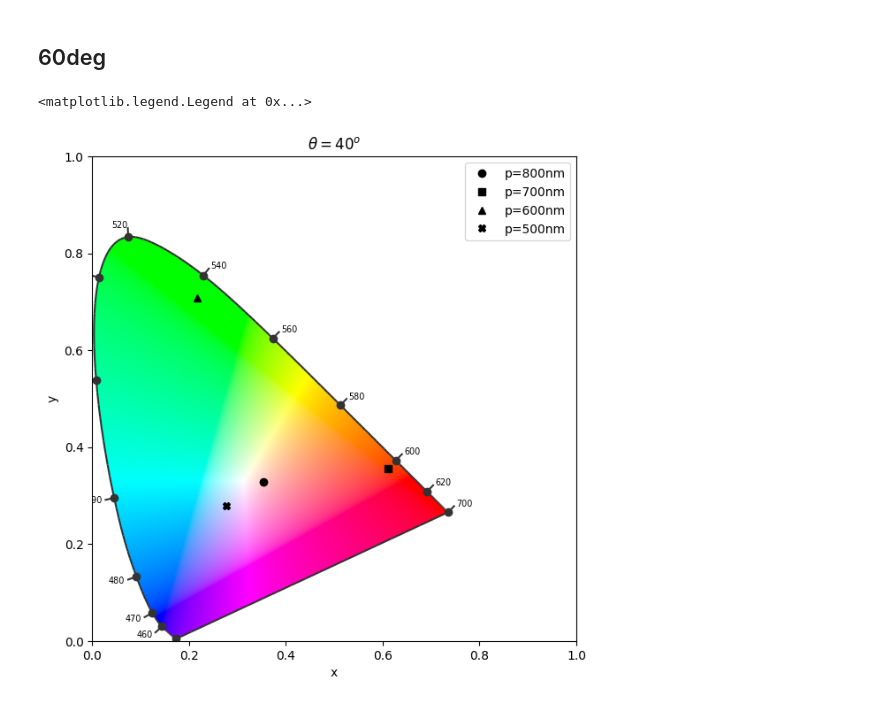
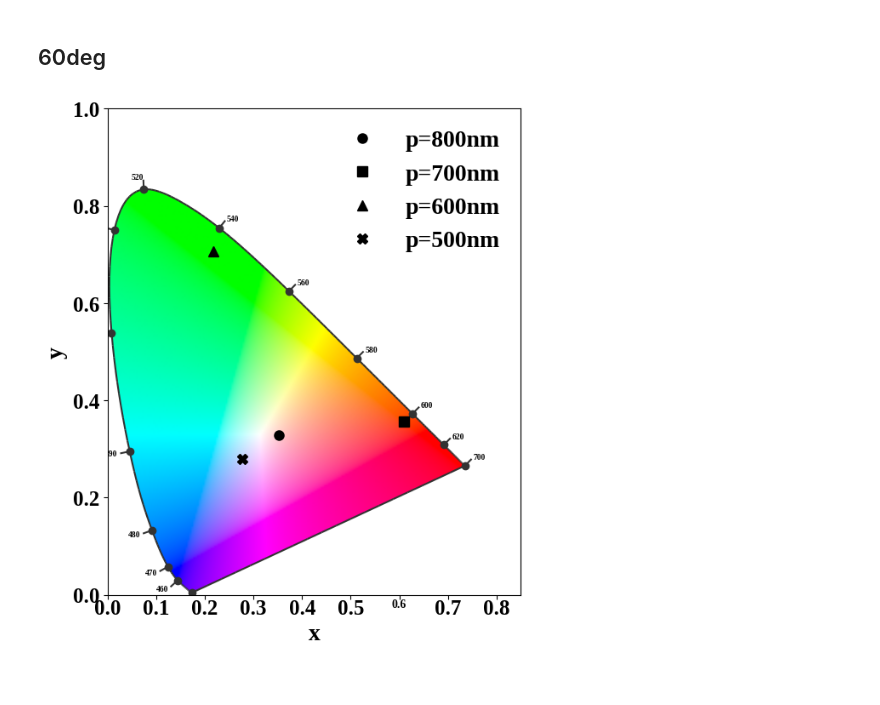
Before and after one commit to Feymankamal/Chromaticity-1931, a Jupyter notebook: colour_map.ipynb, the cells around one changed output. Saved outputs shown, nothing was run; the diff lists cells and outputs as text; code cells hidden in the pictures.

```diff
--- a/colour_map.ipynb
+++ b/colour_map.ipynb
@@ -790,6 +794,8 @@ def xycal(values,wavelengths):
   x=xy[0]
   y=xy[1]
   return x,y
+# %%
+wvl=np.arange(400,701,1)
 # %% [markdown]
 ## 40 deg incidence
 now do it for 40 deg angle of incidence
@@ -812,5 +818,8 @@ xc40_800,yc40_800=xycal(y40_800,wvl)
 xc40_700,yc40_700=xycal(y40_700,wvl)
 xc40_600,yc40_600=xycal(y40_600,wvl)
 xc40_500,yc40_500=xycal(y40_500,wvl)
+# %%
+plt.rcParams['font.family'] = 'Liberation Serif'  # Substitute font
+plt.rcParams['font.weight'] = 'bold'
 # %%
 figure, axes = colour.plotting.diagrams.plot_chromaticity_diagram_CIE1931(standalone=False)
@@ -884,14 +897,17 @@ xc60_600,yc60_600=xycal(y60_600,wvl)
 xc60_500,yc60_500=xycal(y60_500,wvl)
 # %%
 figure, axes = colour.plotting.diagrams.plot_chromaticity_diagram_CIE1931(standalone=False)
-axes.plot(xc60_800, yc60_800, 'ko', label='p=800nm')
-axes.plot(xc60_700, yc60_700, 'ks', label='p=700nm')
-axes.plot(xc60_600, yc60_600, 'k^', label='p=600nm')
-axes.plot(xc60_500, yc60_500, 'kX', label='p=500nm')
-plt.xlabel('x')
-plt.ylabel('y')
-plt.title(r'$\theta=40^o$')
-plt.legend(loc='upper right')
+axes.plot(xc60_800, yc60_800, 'ko', label='p=800nm',ms=8)
+axes.plot(xc60_700, yc60_700, 'ks', label='p=700nm',ms=8)
+axes.plot(xc60_600, yc60_600, 'k^', label='p=600nm',ms=8)
+axes.plot(xc60_500, yc60_500, 'kX', label='p=500nm',ms=8)
+plt.xlabel('x',fontsize=20,fontweight='bold')
+plt.ylabel('y',fontsize=20,fontweight='bold')
+plt.xticks(fontsize=18,fontweight='bold')
+plt.yticks(fontsize=18,fontweight='bold')
+plt.title(r'')
+plt.xlim(0,0.85)
+plt.legend(loc='upper right', fontsize=20, frameon=False)
+plt.savefig('/content/sample_data/60deg.png', dpi=600)
 # %% [output]
-<matplotlib.legend.Legend at 0x...>
-[figure, old version]
+[figure, new version]
```
Also changed, not shown: parts of 3 cells of this notebook.
